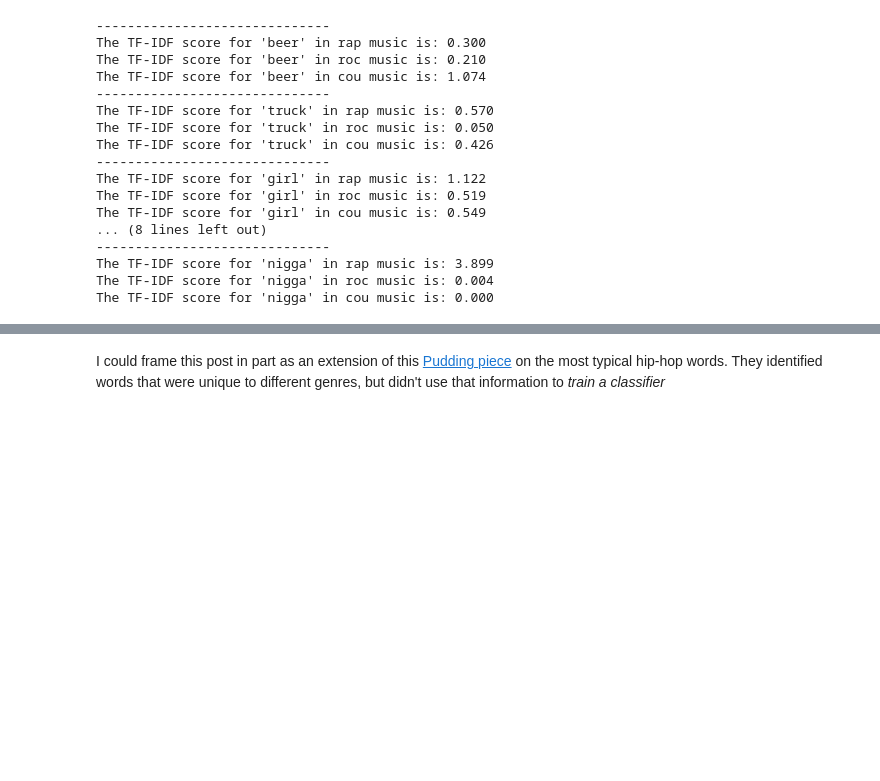
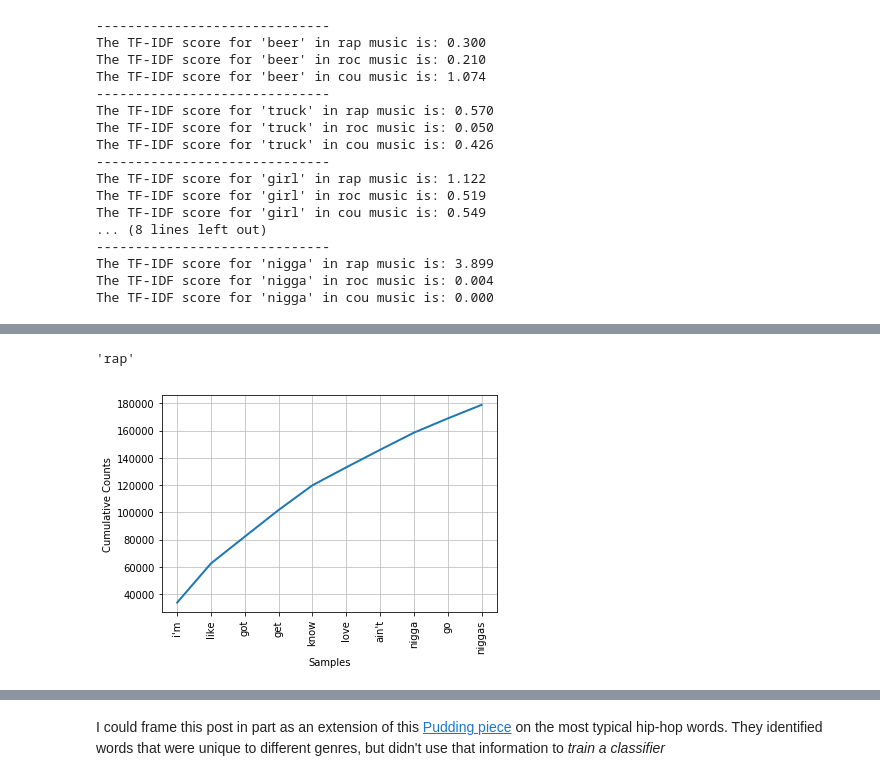
Before and after one commit to johnwmillr/MakingPredictions, a Jupyter notebook: MakingPredictions.ipynb, the cells around one changed output, grey strips where cells are left out. Cells and saved outputs as stored; diff of their text form; code cells hidden in the pictures; blank space fills up the shorter version.

```diff
--- a/MakingPredictions.ipynb
+++ b/MakingPredictions.ipynb
@@ -262,0 +293,26 @@ The TF-IDF score for 'nigga' in cou music is: 0.000
+# %%
+# Create a subset of country and rap songs
+n = 5000
+tmp = []
+for genre in ['rap', 'country']:
+    tmp.append(songs[songs.genre==genre].sample(n))
+subset = pd.concat(tmp)
+# %%
+# Tokenize the training text
+song_tokens = list(map(tokenizeText, subset.lyrics))
+tokens = [word for song in song_tokens for word in song]
+fd = nltk.FreqDist(tokens)
+n_features = 500
+word_features = [word for word, count in fd.most_common(n_features)]
+
+# Format the training data with genre labels
+documents = [(tokens, genre) for tokens, genre in zip(song_tokens, subset.genre)]
+random.shuffle(documents)
+
+# Extract features from a list of words
+def document_features(document):
+    document_words = set(document)
+    features = {}
+    for word in word_features:
+        features['contains({})'.format(word)] = (word in document_words)
+    return features
@@ -262,0 +349,8 @@ The TF-IDF score for 'nigga' in cou music is: 0.000
+# %%
+classifier.classify(document_features(tokenizeText(songs.loc[0, 'lyrics'])))
+# %% [output]
+'rap'
+# %%
+fd.plot(10, cumulative=True)
+# %% [output]
+[figure, added]
```
Also changed, not shown: parts of 49 cells of this notebook.
